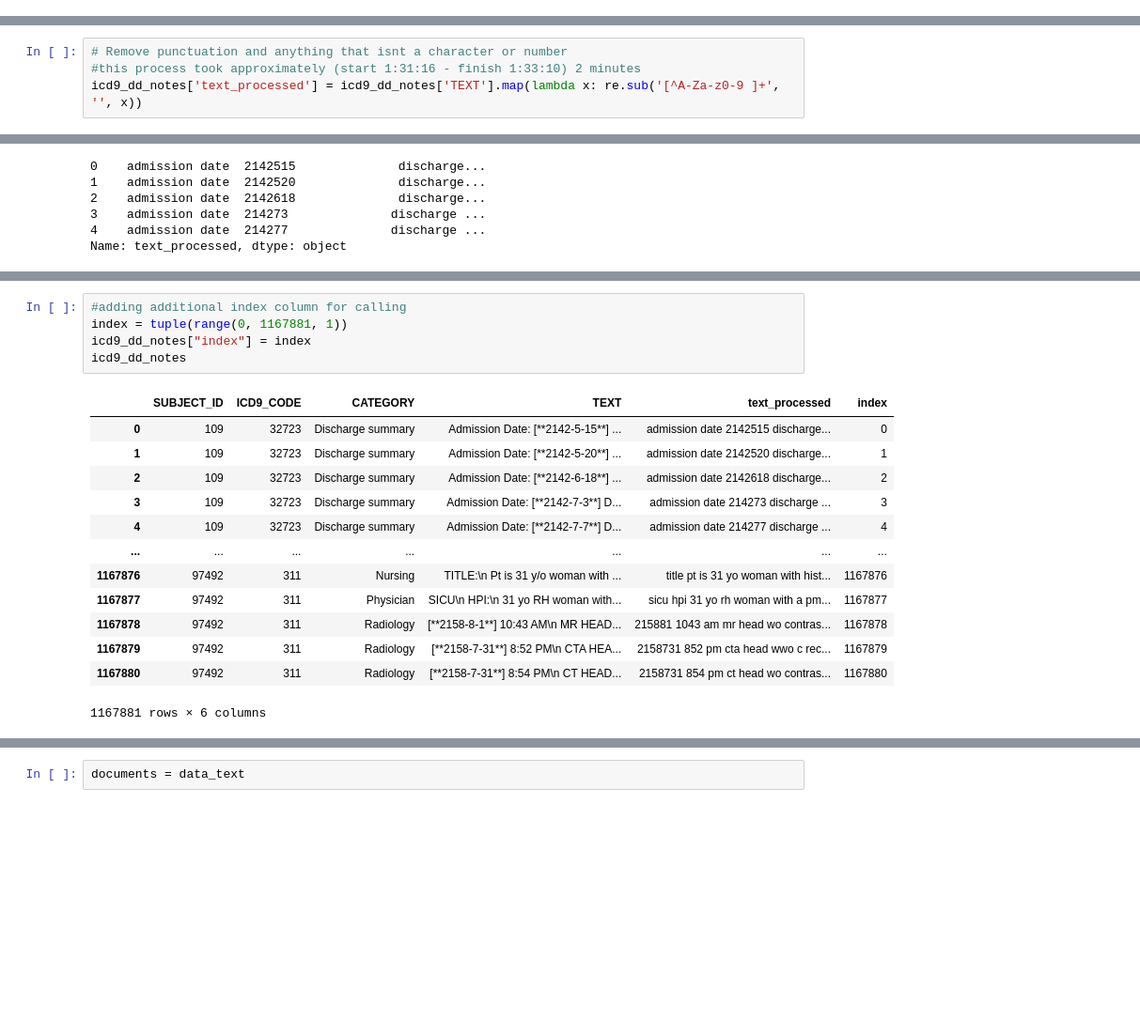
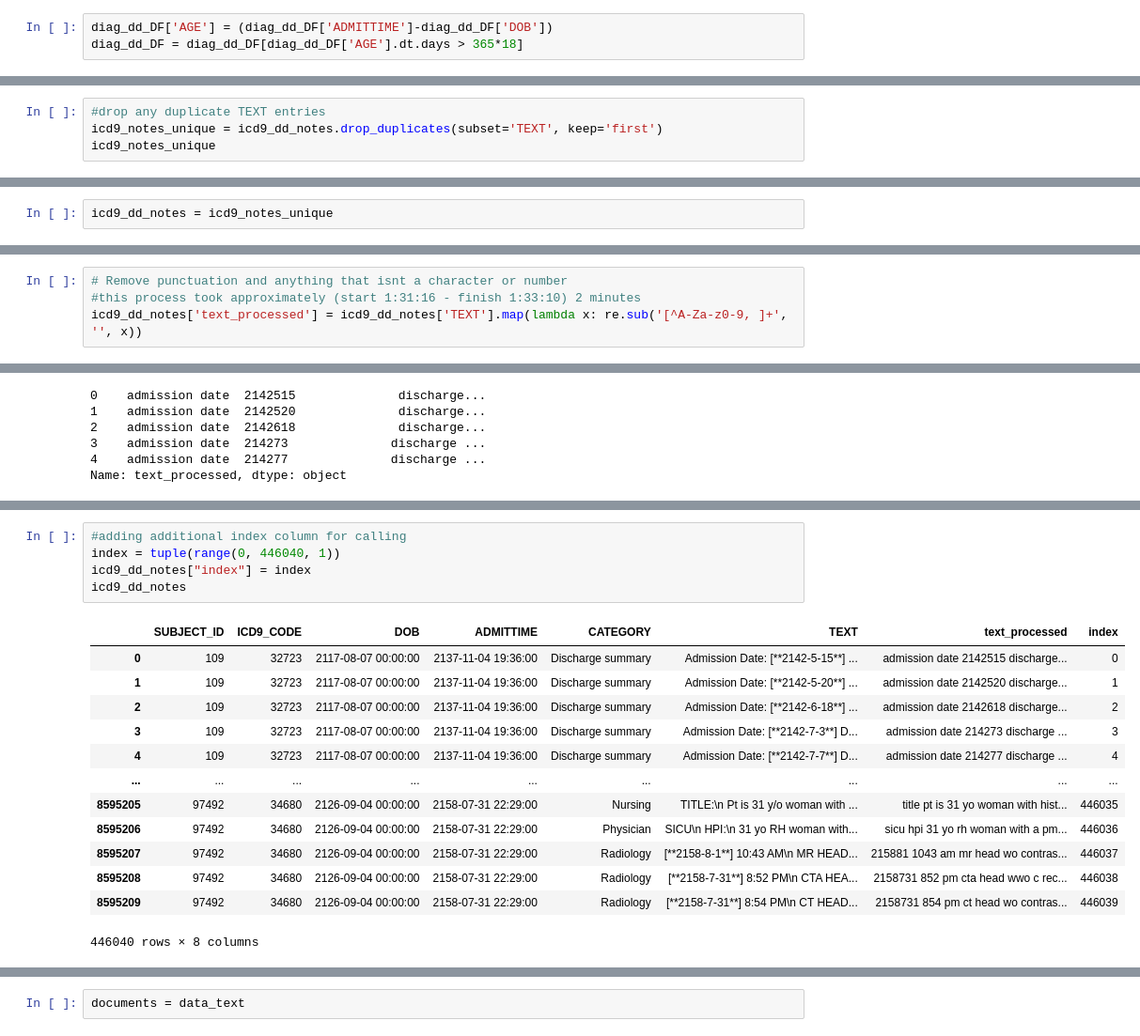
Before and after one commit to destsummer/LBL_Internship, a Jupyter notebook: Jupyter_Notebooks/NoteAssimilation-2.ipynb, the cells around one changed output, grey strips where cells are left out. Shown at 94% size. Saved outputs shown, nothing was run; the diff lists cells and outputs as text; blank space fills up the shorter version.

```diff
--- a/Jupyter_Notebooks/NoteAssimilation-2.ipynb
+++ b/Jupyter_Notebooks/NoteAssimilation-2.ipynb
@@ -30,0 +65,3 @@ diag_dd_DF.head()
+# %%
+diag_dd_DF['AGE'] = (diag_dd_DF['ADMITTIME']-diag_dd_DF['DOB'])
+diag_dd_DF = diag_dd_DF[diag_dd_DF['AGE'].dt.days > 365*18]
@@ -113 +149,5 @@ TEXT          1167881
 dtype: int64
+# %%
+#drop any duplicate TEXT entries
+icd9_notes_unique = icd9_dd_notes.drop_duplicates(subset='TEXT', keep='first')
+icd9_notes_unique
@@ -113,0 +195,2 @@ dtype: int64
+# %%
+icd9_dd_notes = icd9_notes_unique
@@ -166,7 +286,7 @@ import re
 # %%
 # Remove punctuation and anything that isnt a character or number
 #this process took approximately (start 1:31:16 - finish 1:33:10) 2 minutes
-icd9_dd_notes['text_processed'] = icd9_dd_notes['TEXT'].map(lambda x: re.sub('[^A-Za-z0-9 ]+', '', x))
+icd9_dd_notes['text_processed'] = icd9_dd_notes['TEXT'].map(lambda x: re.sub('[^A-Za-z0-9, ]+', '', x))
 # %%
 # Convert to lowercase
 icd9_dd_notes['text_processed'] = icd9_dd_notes['text_processed'].map(lambda x: x.lower())
@@ -192,22 +312,22 @@ icd9_dd_notes.head()
 # %%
 #adding additional index column for calling
-index = tuple(range(0, 1167881, 1))
+index = tuple(range(0, 446040, 1))
 icd9_dd_notes["index"] = index
 icd9_dd_notes
 # %% [output]
-|  | SUBJECT_ID | ICD9_CODE | CATEGORY | TEXT | text_processed | index |
-| 0 | 109 | 32723 | Discharge summary | Admission Date: [**2142-5-15**] ... | admission date 2142515 discharge... | 0 |
-| 1 | 109 | 32723 | Discharge summary | Admission Date: [**2142-5-20**] ... | admission date 2142520 discharge... | 1 |
-| 2 | 109 | 32723 | Discharge summary | Admission Date: [**2142-6-18**] ... | admission date 2142618 discharge... | 2 |
-| 3 | 109 | 32723 | Discharge summary | Admission Date: [**2142-7-3**] D... | admission date 214273 discharge ... | 3 |
-| 4 | 109 | 32723 | Discharge summary | Admission Date: [**2142-7-7**] D... | admission date 214277 discharge ... | 4 |
-| ... | ... | ... | ... | ... | ... | ... |
-| 1167876 | 97492 | 311 | Nursing | TITLE:\n Pt is 31 y/o woman with ... | title pt is 31 yo woman with hist... | 1167876 |
-| 1167877 | 97492 | 311 | Physician | SICU\n HPI:\n 31 yo RH woman with... | sicu hpi 31 yo rh woman with a pm... | 1167877 |
-| 1167878 | 97492 | 311 | Radiology | [**2158-8-1**] 10:43 AM\n MR HEAD... | 215881 1043 am mr head wo contras... | 1167878 |
-| 1167879 | 97492 | 311 | Radiology | [**2158-7-31**] 8:52 PM\n CTA HEA... | 2158731 852 pm cta head wwo c rec... | 1167879 |
-| 1167880 | 97492 | 311 | Radiology | [**2158-7-31**] 8:54 PM\n CT HEAD... | 2158731 854 pm ct head wo contras... | 1167880 |
+|  | SUBJECT_ID | ICD9_CODE | DOB | ADMITTIME | CATEGORY | TEXT | text_processed | index |
+| 0 | 109 | 32723 | 2117-08-07 00:00:00 | 2137-11-04 19:36:00 | Discharge summary | Admission Date: [**2142-5-15**] ... | admission date 2142515 discharge... | 0 |
+| 1 | 109 | 32723 | 2117-08-07 00:00:00 | 2137-11-04 19:36:00 | Discharge summary | Admission Date: [**2142-5-20**] ... | admission date 2142520 discharge... | 1 |
+| 2 | 109 | 32723 | 2117-08-07 00:00:00 | 2137-11-04 19:36:00 | Discharge summary | Admission Date: [**2142-6-18**] ... | admission date 2142618 discharge... | 2 |
+| 3 | 109 | 32723 | 2117-08-07 00:00:00 | 2137-11-04 19:36:00 | Discharge summary | Admission Date: [**2142-7-3**] D... | admission date 214273 discharge ... | 3 |
+| 4 | 109 | 32723 | 2117-08-07 00:00:00 | 2137-11-04 19:36:00 | Discharge summary | Admission Date: [**2142-7-7**] D... | admission date 214277 discharge ... | 4 |
+| ... | ... | ... | ... | ... | ... | ... | ... | ... |
+| 8595205 | 97492 | 34680 | 2126-09-04 00:00:00 | 2158-07-31 22:29:00 | Nursing | TITLE:\n Pt is 31 y/o woman with ... | title pt is 31 yo woman with hist... | 446035 |
+| 8595206 | 97492 | 34680 | 2126-09-04 00:00:00 | 2158-07-31 22:29:00 | Physician | SICU\n HPI:\n 31 yo RH woman with... | sicu hpi 31 yo rh woman with a pm... | 446036 |
+| 8595207 | 97492 | 34680 | 2126-09-04 00:00:00 | 2158-07-31 22:29:00 | Radiology | [**2158-8-1**] 10:43 AM\n MR HEAD... | 215881 1043 am mr head wo contras... | 446037 |
+| 8595208 | 97492 | 34680 | 2126-09-04 00:00:00 | 2158-07-31 22:29:00 | Radiology | [**2158-7-31**] 8:52 PM\n CTA HEA... | 2158731 852 pm cta head wwo c rec... | 446038 |
+| 8595209 | 97492 | 34680 | 2126-09-04 00:00:00 | 2158-07-31 22:29:00 | Radiology | [**2158-7-31**] 8:54 PM\n CT HEAD... | 2158731 854 pm ct head wo contras... | 446039 |
-1167881 rows × 6 columns
+446040 rows × 8 columns
 # %%
 data_text = icd9_dd_notes[['text_processed','index']]
 data_text
```
Also changed, not shown: parts of 38 cells of this notebook.
